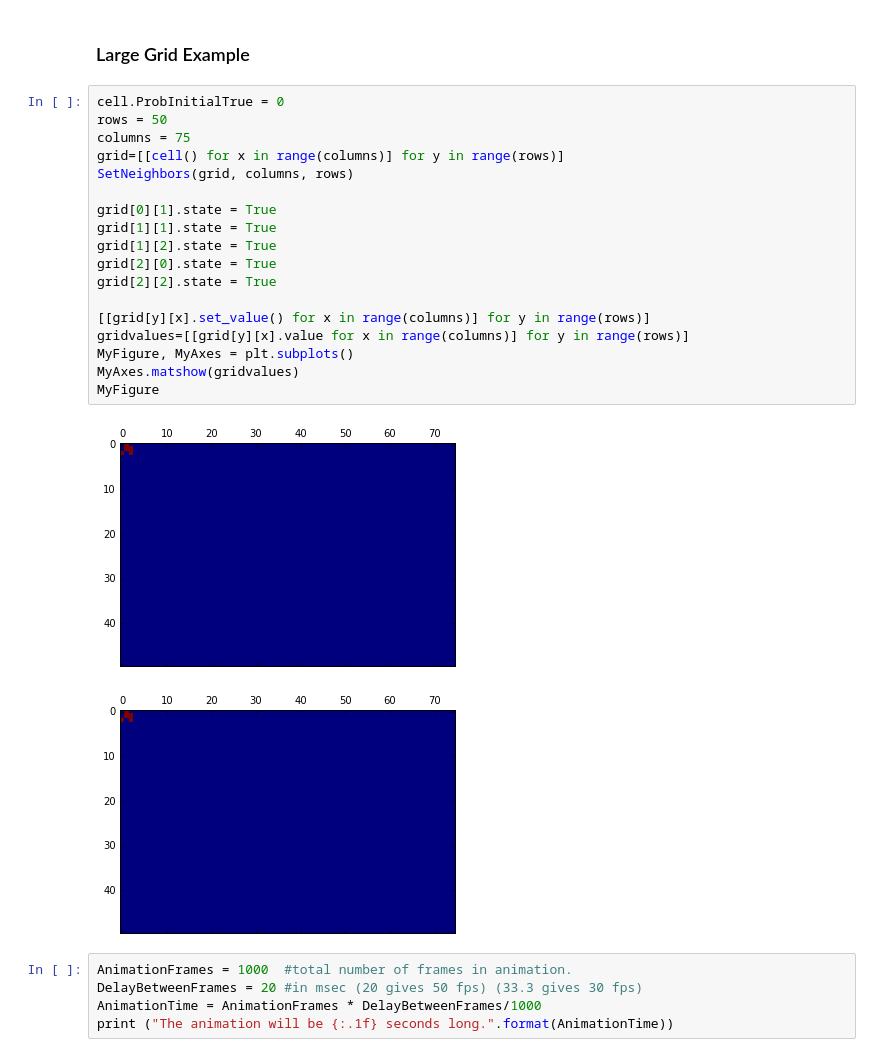
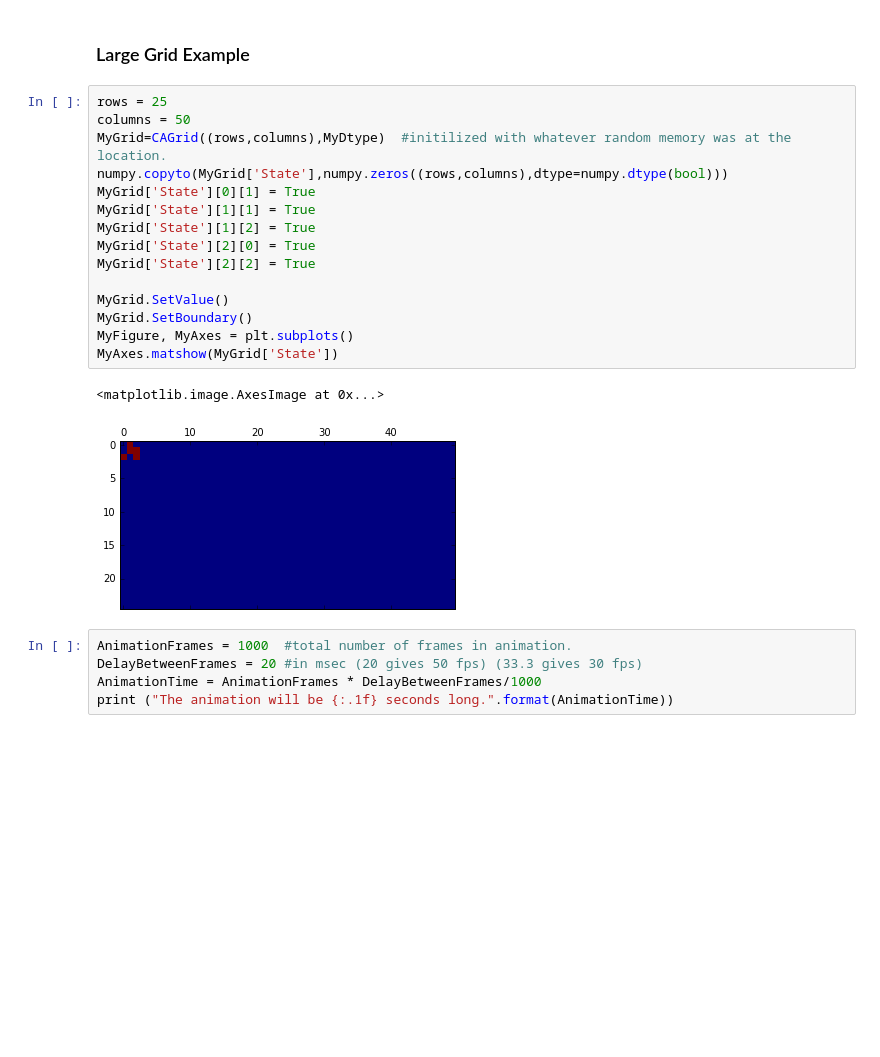
Before and after one commit to UCO-CSPI/CellularAutomaton, a Jupyter notebook: testingCAGrid.ipynb, the cells around one changed output. Saved outputs shown, nothing was run; the diff lists cells and outputs as text; blank space fills up the shorter version.

```diff
--- a/testingCAGrid.ipynb
+++ b/testingCAGrid.ipynb
@@ -132,27 +164,24 @@ MyAnimation
 <matplotlib.animation.FuncAnimation at 0x...>
 # %% [markdown]
 <h3>Large Grid Example</h3>
-# %%
-cell.ProbInitialTrue = 0
-rows = 50
-columns = 75
-grid=[[cell() for x in range(columns)] for y in range(rows)]
-SetNeighbors(grid, columns, rows)
-
-grid[0][1].state = True
-grid[1][1].state = True
-grid[1][2].state = True
-grid[2][0].state = True
-grid[2][2].state = True
-
-[[grid[y][x].set_value() for x in range(columns)] for y in range(rows)]
-gridvalues=[[grid[y][x].value for x in range(columns)] for y in range(rows)]
-MyFigure, MyAxes = plt.subplots()
-MyAxes.matshow(gridvalues)
-MyFigure
-# %% [output]
-[figure, removed]
-[figure, removed]
+# %%
+rows = 25
+columns = 50
+MyGrid=CAGrid((rows,columns),MyDtype)  #initilized with whatever random memory was at the location.
+numpy.copyto(MyGrid['State'],numpy.zeros((rows,columns),dtype=numpy.dtype(bool)))
+MyGrid['State'][0][1] = True
+MyGrid['State'][1][1] = True
+MyGrid['State'][1][2] = True
+MyGrid['State'][2][0] = True
+MyGrid['State'][2][2] = True
+
+MyGrid.SetValue()
+MyGrid.SetBoundary()
+MyFigure, MyAxes = plt.subplots()
+MyAxes.matshow(MyGrid['State'])
+# %% [output]
+<matplotlib.image.AxesImage at 0x...>
+[figure, added]
 # %%
 AnimationFrames = 1000  #total number of frames in animation.
 DelayBetweenFrames = 20 #in msec (20 gives 50 fps) (33.3 gives 30 fps)
```
Also changed, not shown: parts of 43 cells of this notebook, 2 other files.
